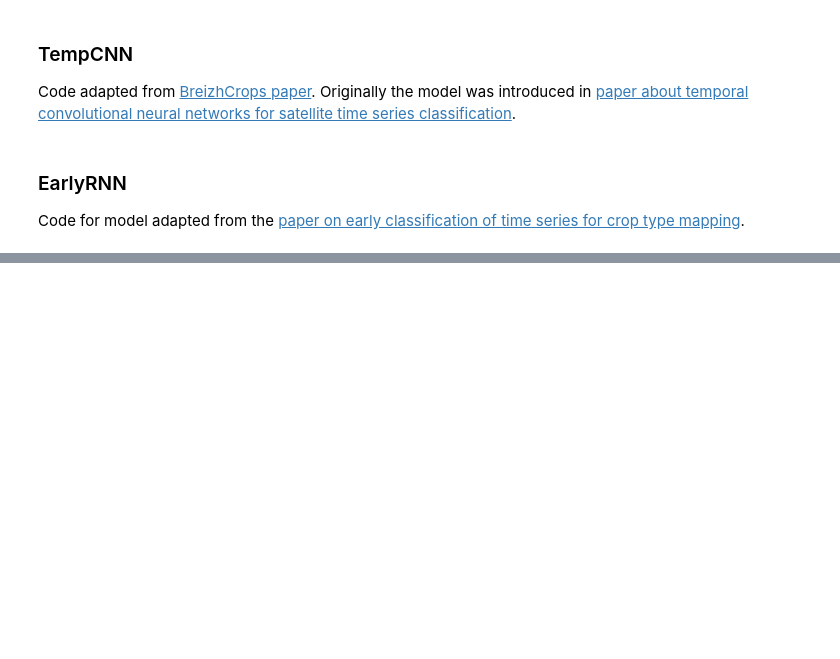
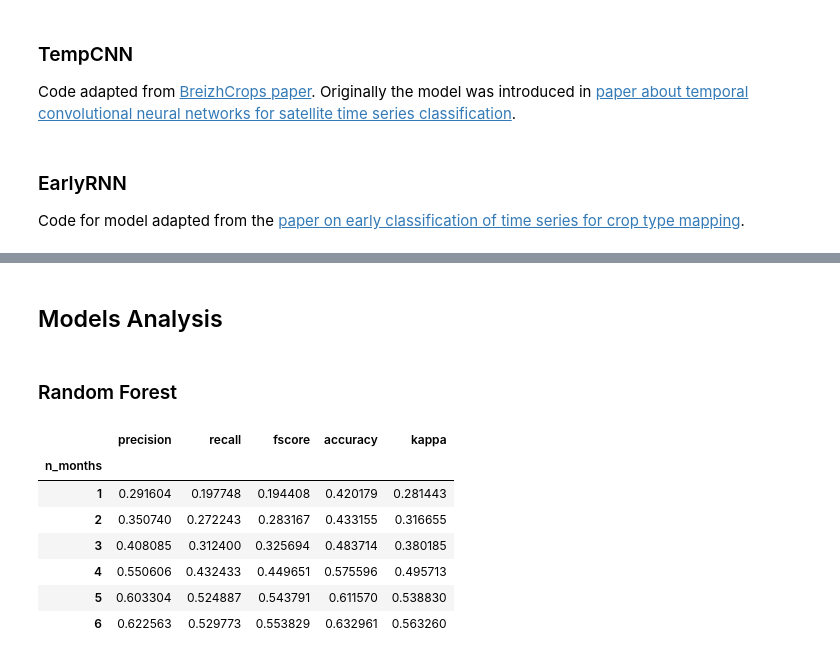
Before and after one commit to PavelSyomin/crop-classification, a Jupyter notebook: Crop Classification.ipynb, the cells around one changed output, grey strips where cells are left out. Saved outputs shown, nothing was run; the diff lists cells and outputs as text; code cells hidden in the pictures; blank space fills up the shorter version.

```diff
--- a/Crop Classification.ipynb
+++ b/Crop Classification.ipynb
@@ -57,18 +57,21 @@ if not dumps_path.exists():
 ### Random Forest
 # %%
 rf_hyperparameters = {
-    "n_estimators": range(10, 510, 50),
-    "max_depth": range(3, 10, 3),
+    "n_estimators": range(10, 501, 10),
+    "max_depth": range(3, 21),
 }
 
 rf_results = defaultdict(dict)
 
 for n_months in range(1, 7):
     sequencelength = n_months * TIMESTAMPS_PER_MONTH
-    rf_train_params = TrainConfig(model="rf", year=2018,
-                       n_months=n_months,
-                       sequencelength=sequencelength,
-                       hyperparameters=rf_hyperparameters)
+    rf_train_params = TrainConfig(
+        model="rf",
+        year=2018,
+        n_months=n_months,
+        sequencelength=sequencelength,
+        hyperparameters=rf_hyperparameter
+    )
     best_model, stats = train(rf_train_params)
     rf_results[n_months]["best_model"] = best_model
     rf_results[n_months]["stats"] = stats
@@ -314,0 +424,4 @@ res[6]
+# %% [markdown]
+## Models Analysis
+# %% [markdown]
+### Random Forest
@@ -314,0 +431,12 @@ res[6]
+# %%
+rf_test_scores = get_test_scores(rf_results)
+rf_test_scores
+# %% [output]
+|  | precision | recall | fscore | accuracy | kappa |
+| n_months |  |  |  |  |  |
+| 1 | 0.291604 | 0.197748 | 0.194408 | 0.420179 | 0.281443 |
+| 2 | 0.350740 | 0.272243 | 0.283167 | 0.433155 | 0.316655 |
+| 3 | 0.408085 | 0.312400 | 0.325694 | 0.483714 | 0.380185 |
+| 4 | 0.550606 | 0.432433 | 0.449651 | 0.575596 | 0.495713 |
+| 5 | 0.603304 | 0.524887 | 0.543791 | 0.611570 | 0.538830 |
+| 6 | 0.622563 | 0.529773 | 0.553829 | 0.632961 | 0.563260 |
```
Also changed, not shown: parts of 16 cells of this notebook.
